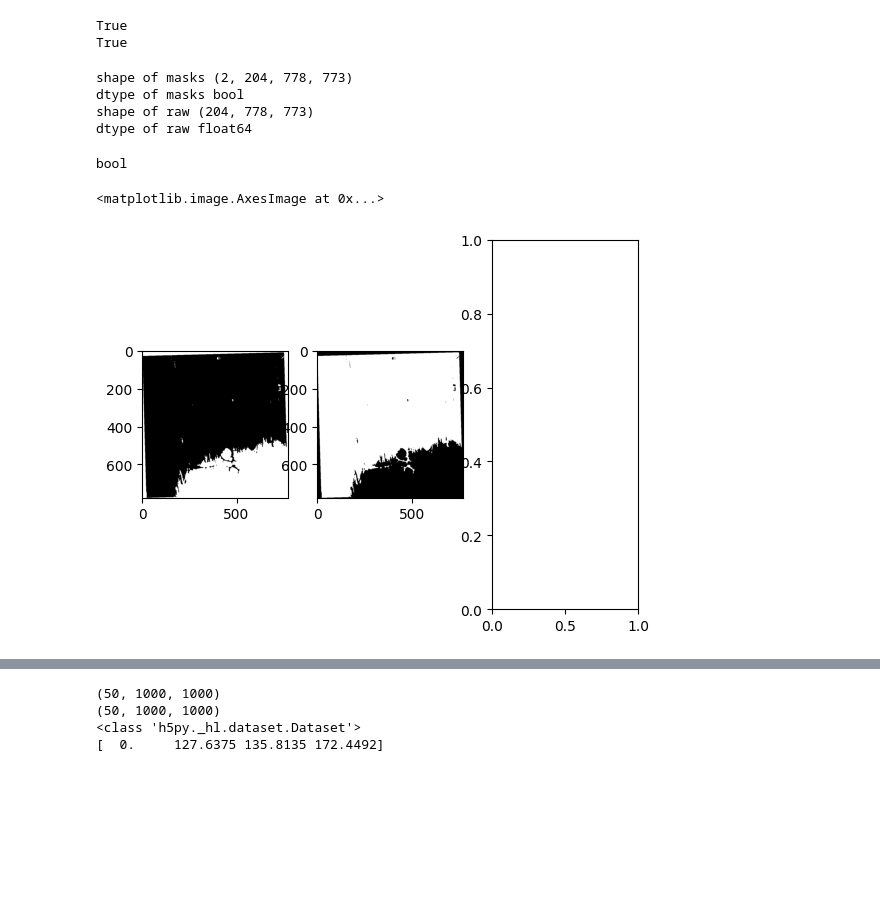
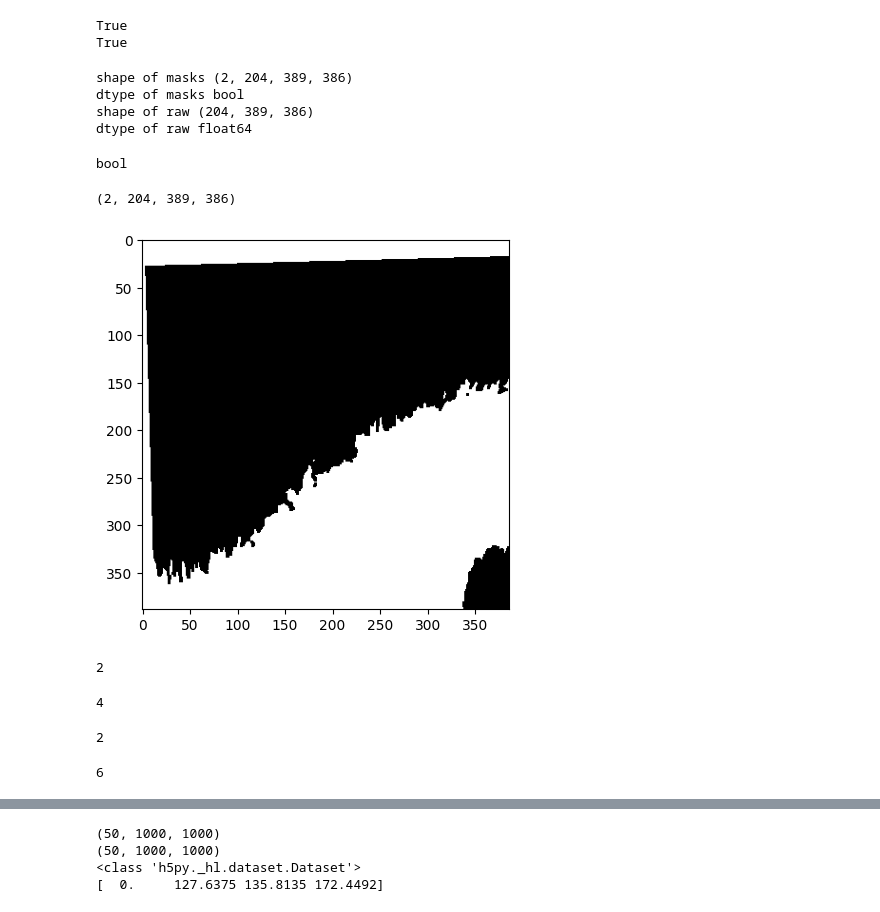
Before and after one commit to choROPeNt/3dseg, a Jupyter notebook: notebooks/vol_show.ipynb, the cells around one changed output, grey strips where cells are left out. Cells and saved outputs as stored; diff of their text form; code cells hidden in the pictures; blank space fills up the shorter version.

```diff
--- a/notebooks/vol_show.ipynb
+++ b/notebooks/vol_show.ipynb
@@ -7,7 +7,7 @@ import os
 
 import matplotlib.pyplot as plt
 # %%
-file = os.path.join('..','data','pore-detection','pore_001.hdf5')
+file = os.path.join('..','data','pore-detection','pore_001-00.hdf5')
 
 print(os.path.exists(file))
 print(os.path.isfile(file))
@@ -21,22 +21,22 @@ for key in f1.keys():
     print('shape of %s' %key,f1[key].shape)
     print('dtype of %s' %key,f1[key].dtype)
 # %% [output]
-shape of masks (2, 204, 778, 773)
+shape of masks (2, 204, 389, 386)
 dtype of masks bool
-shape of raw (204, 778, 773)
+shape of raw (204, 389, 386)
 dtype of raw float64
 # %%
-slice = 50
+slice = 20
 predictions = np.array(f1['masks'])
 
 print(predictions.dtype)
 
 
-fig, ax = plt.subplots(1,3)
-ax[0].imshow(predictions[0,slice,:,:],cmap='gray')
-ax[1].imshow(predictions[1,slice,:,:],cmap='gray')
-# ax[2].imshow(predictions[2,slice,:,:],cmap='gray')
+fig, ax = plt.subplots(1)
+ax.imshow(predictions[0,slice,:,:],cmap='gray')
+
+predictions.shape
 # %% [output]
 bool
-<matplotlib.image.AxesImage at 0x...>
+(2, 204, 389, 386)
-[figure, old version]
+[figure, new version]
@@ -42,0 +120,22 @@ bool
+# %%
+len(predictions)
+# %% [output]
+2
+# %%
+a = predictions
+
+
+
+b = extract_blocks_3d(a, (1,2,2), keep_as_view=False)
+
+
+print(len(a.shape))
+
+len(a)
+# %% [output]
+4
+2
+# %%
+np.prod((1,3,2))
+# %% [output]
+6
```
Also changed, not shown: parts of 9 cells of this notebook.
